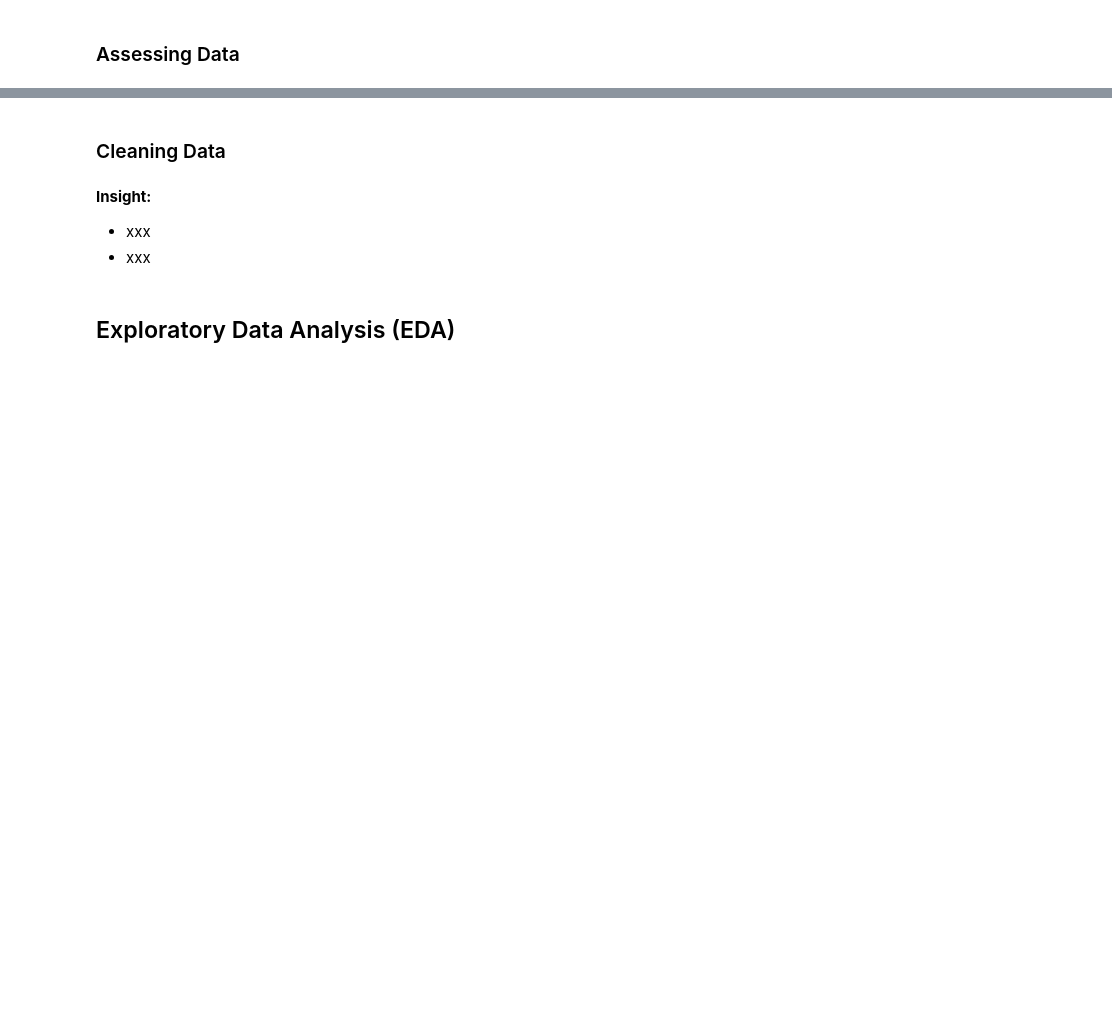
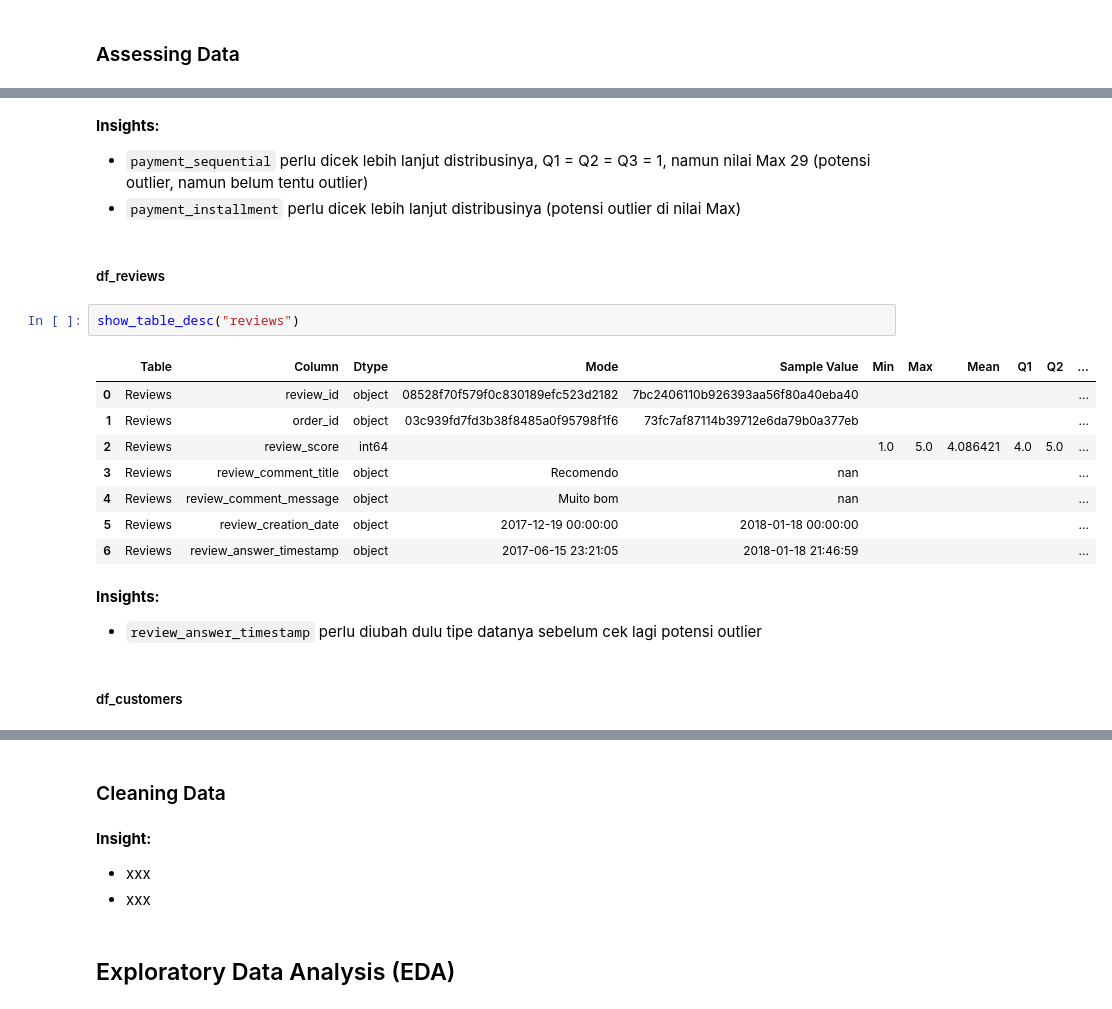
Before and after one commit to arguto1993/olist-ecommerce-performance, a Jupyter notebook: ecommerce_performance.ipynb, the cells around one changed output, grey strips where cells are left out. Saved outputs shown, nothing was run; the diff lists cells and outputs as text; blank space fills up the shorter version.

```diff
--- a/ecommerce_performance.ipynb
+++ b/ecommerce_performance.ipynb
@@ -26,0 +518,22 @@
+# %% [markdown]
+**Insights:**
+- `payment_sequential` perlu dicek lebih lanjut distribusinya, Q1 = Q2 = Q3 = 1, namun nilai Max 29 (potensi outlier, namun belum tentu outlier)
+- `payment_installment` perlu dicek lebih lanjut distribusinya (potensi outlier di nilai Max)
+# %% [markdown]
+##### df_reviews
+# %%
+show_table_desc("reviews")
+# %% [output]
+|  | Table | Column | Dtype | Mode | Sample Value | Min | Max | Mean | Q1 | Q2 | ... |
+| 0 | Reviews | review_id | object | 08528f70f579f0c830189efc523d2182 | 7bc2406110b926393aa56f80a40eba40 |  |  |  |  |  | ... |
+| 1 | Reviews | order_id | object | 03c939fd7fd3b38f8485a0f95798f1f6 | 73fc7af87114b39712e6da79b0a377eb |  |  |  |  |  | ... |
+| 2 | Reviews | review_score | int64 |  |  | 1.0 | 5.0 | 4.086421 | 4.0 | 5.0 | ... |
+| 3 | Reviews | review_comment_title | object | Recomendo | nan |  |  |  |  |  | ... |
+| 4 | Reviews | review_comment_message | object | Muito bom | nan |  |  |  |  |  | ... |
+| 5 | Reviews | review_creation_date | object | 2017-12-19 00:00:00 | 2018-01-18 00:00:00 |  |  |  |  |  | ... |
+| 6 | Reviews | review_answer_timestamp | object | 2017-06-15 23:21:05 | 2018-01-18 21:46:59 |  |  |  |  |  | ... |
+# %% [markdown]
+**Insights:**
+- `review_answer_timestamp` perlu diubah dulu tipe datanya sebelum cek lagi potensi outlier
+# %% [markdown]
+##### df_customers
```
Also changed, not shown: parts of 67 cells of this notebook.
